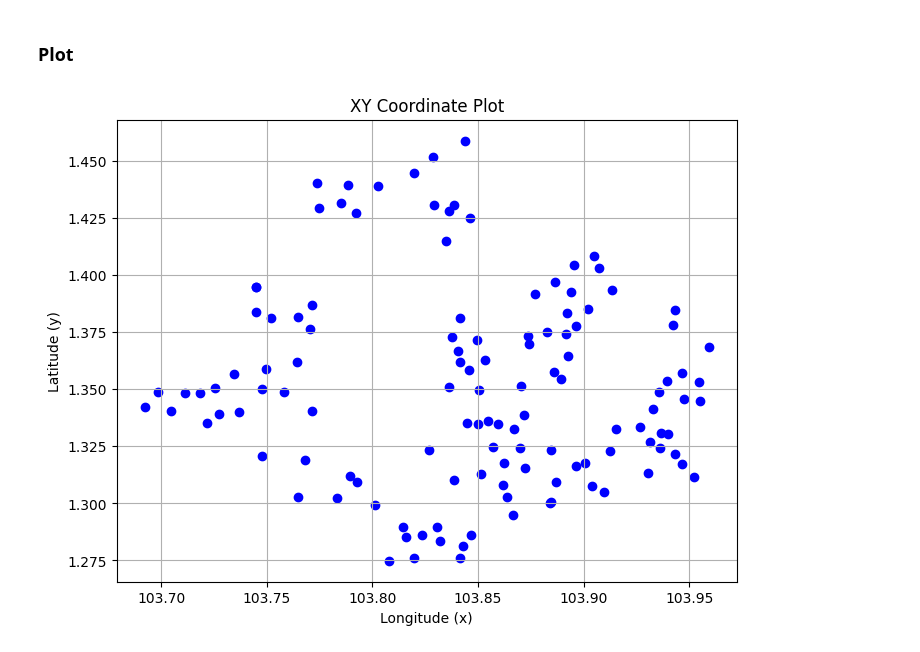
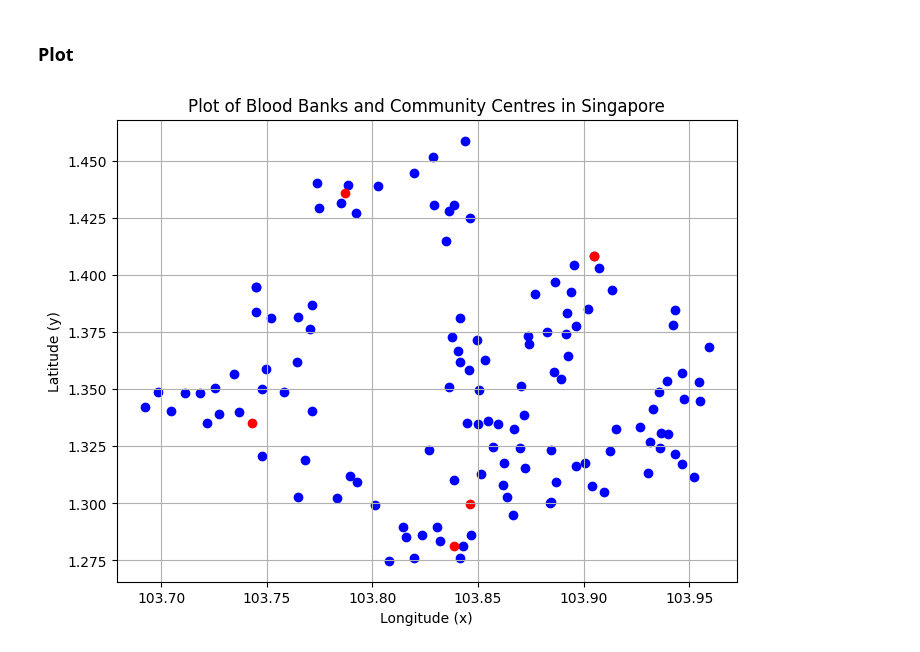
Before and after one commit to benedict-9/HST_proj1, a Jupyter notebook: CC_plot.ipynb, the cells around one changed output. Cells and saved outputs as stored; diff of their text form; code cells hidden in the pictures.

```diff
--- a/CC_plot.ipynb
+++ b/CC_plot.ipynb
@@ -7,16 +7,22 @@ import matplotlib.pyplot as plt
 # %% [markdown]
 ### Read CSV File
 # %%
-df = pd.read_csv("CommunityClubsTest-clean.csv")
+df_cc = pd.read_csv("CommunityClubsTest-clean.csv")
+df_bb = pd.read_csv("HSA bloodbank coordinates1.csv")
 # %% [markdown]
 ### Plot
 # %%
 plt.figure(figsize=(8, 6))
-plt.scatter(df['X'], df['Y'], color='blue', marker='o')  # You can customize the marker and color
+
+#Plot Community Centres
+plt.scatter(df_cc['X'], df_cc['Y'], color='blue', marker='o')
+
+#PLot Bloodbanks
+plt.scatter(df_bb['Longitude'], df_bb['Latitude'], color='red', marker='o')
 plt.xlabel("Longitude (x)")
 plt.ylabel("Latitude (y)")
-plt.title("XY Coordinate Plot")
+plt.title("Plot of Blood Banks and Community Centres in Singapore")
 plt.grid(True)
 plt.show()
 # %% [output]
-[figure, old version]
+[figure, new version]
```
